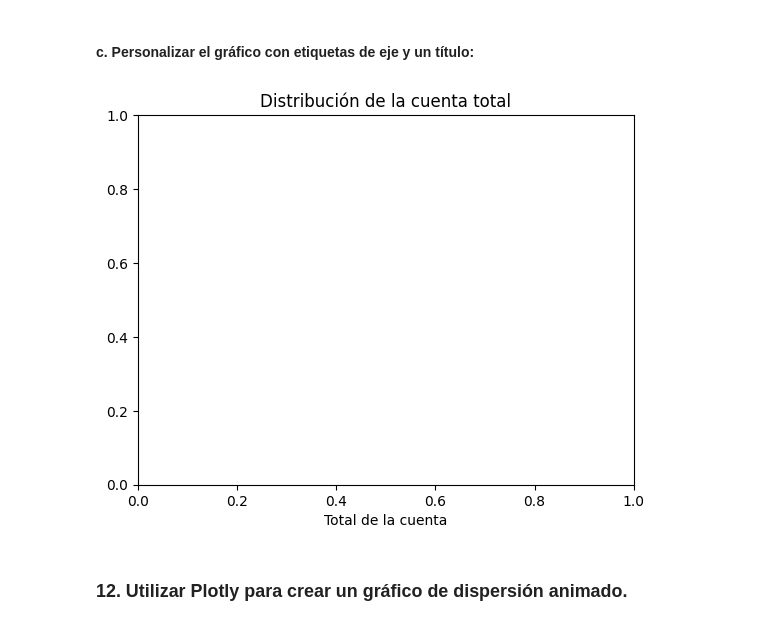
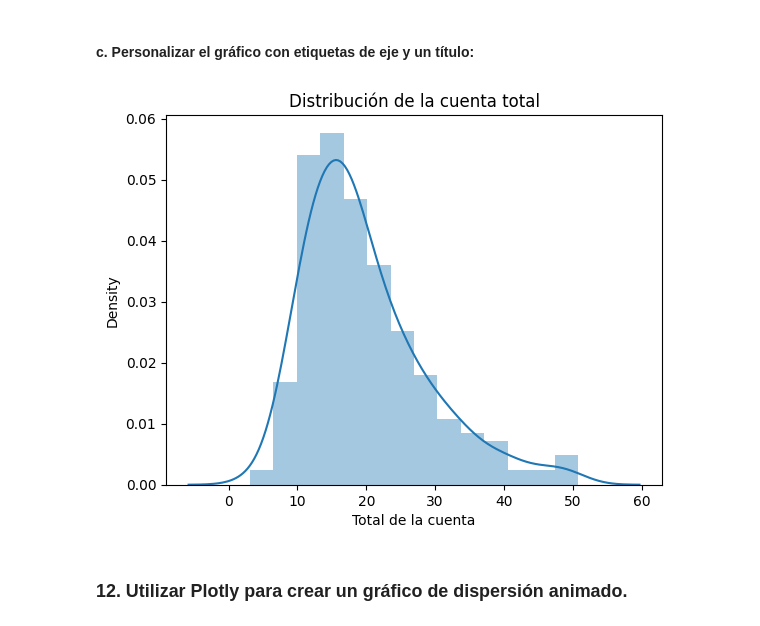
Before and after one commit to matuteiglesias/labo-de-datos-FCEN, a Jupyter notebook: ejercicios/Clase 02 - Introduccion a tecnicas de procesamiento de datos.ipynb, the cells around one changed output. Drawn from its saved outputs; the diff is of its cells as text; code cells hidden in the pictures.

```diff
--- a/ejercicios/Clase 02 - Introduccion a tecnicas de procesamiento de datos.ipynb
+++ b/ejercicios/Clase 02 - Introduccion a tecnicas de procesamiento de datos.ipynb
@@ -309,10 +312,11 @@ sns.distplot(tips['total_bill'])
 #### c. Personalizar el gráfico con etiquetas de eje y un título:
 # %%
 plt.title('Distribución de la cuenta total')
+sns.distplot(tips['total_bill'])
 plt.xlabel('Total de la cuenta')
 plt.show()
 # %% [output]
-[figure, old version]
+[figure, new version]
 # %% [markdown]
 ### 12. Utilizar Plotly para crear un gráfico de dispersión animado.
 # %% [markdown]
```
Also changed, not shown: parts of 2 cells of this notebook.
